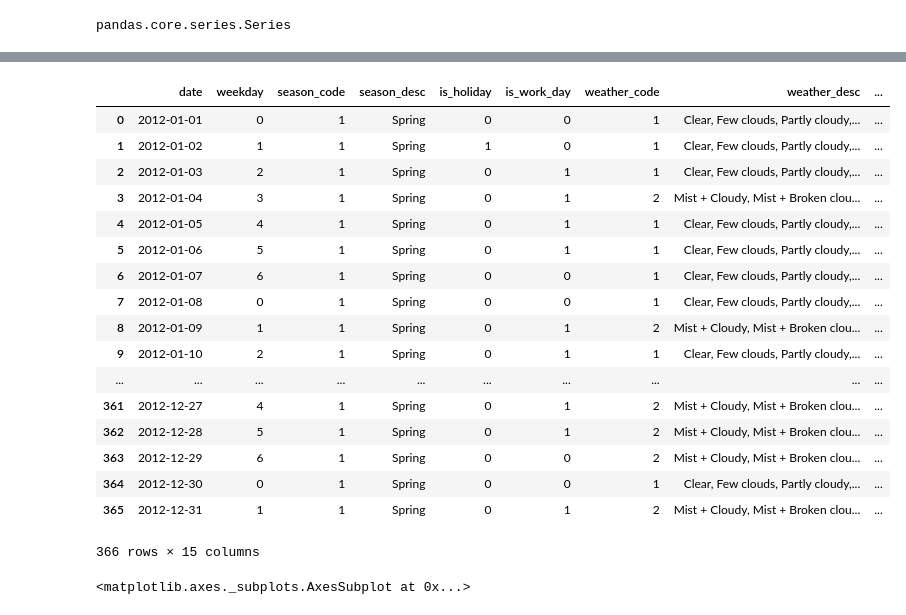
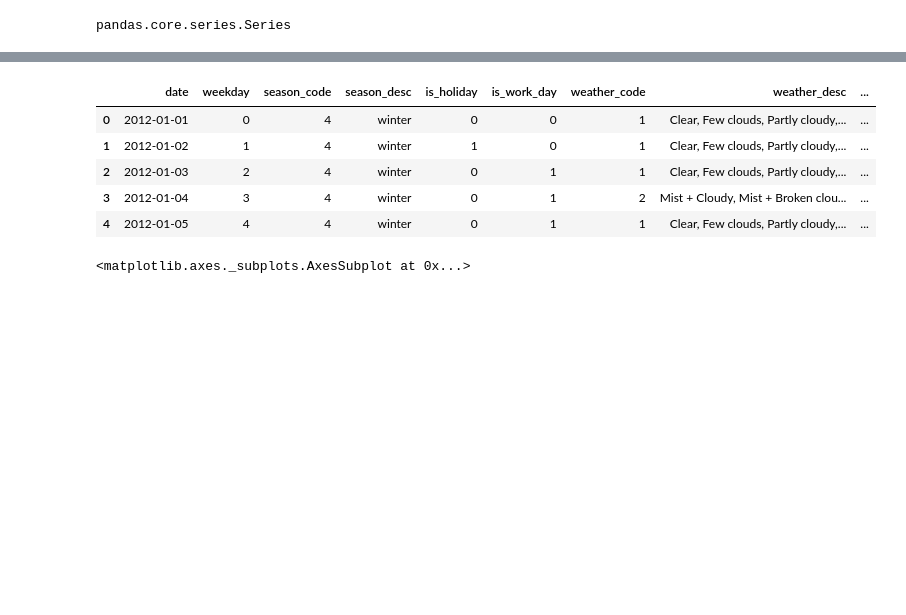
Before and after one commit to tlake/bikeshare, a Jupyter notebook: bikeshare_plots.ipynb, the cells around one changed output, grey strips where cells are left out. Cells and saved outputs as stored; diff of their text form; code cells hidden in the pictures; blank space fills up the shorter version.

Commit message:
pip req's; season fix; #2 in progress

```diff
--- a/bikeshare_plots.ipynb
+++ b/bikeshare_plots.ipynb
@@ -80,29 +47,27 @@ y
 Name: temp, dtype: float64
+# %%
+weather.loc[weather['season_code'] == 1, 'season_desc'] = 'winter'
+weather.loc[weather['season_code'] == 2, 'season_desc'] = 'spring'
+weather.loc[weather['season_code'] == 3, 'season_desc'] = 'summer'
+weather.loc[weather['season_code'] == 4, 'season_desc'] = 'fall'
+# %%
+weather.loc[weather['season_desc'] == 'winter', 'season_code'] = 4
+weather.loc[weather['season_desc'] == 'spring', 'season_code'] = 1
+weather.loc[weather['season_desc'] == 'summer', 'season_code'] = 2
+weather.loc[weather['season_desc'] == 'fall', 'season_code'] = 3
 # %%
 import matplotlib.pyplot as plt
 # %%
 %matplotlib inline
 # %%
-weather
+weather.head()
 # %% [output]
 |  | date | weekday | season_code | season_desc | is_holiday | is_work_day | weather_code | weather_desc | ... |
-| 0 | 2012-01-01 | 0 | 1 | Spring | 0 | 0 | 1 | Clear, Few clouds, Partly cloudy,... | ... |
-| 1 | 2012-01-02 | 1 | 1 | Spring | 1 | 0 | 1 | Clear, Few clouds, Partly cloudy,... | ... |
-| 2 | 2012-01-03 | 2 | 1 | Spring | 0 | 1 | 1 | Clear, Few clouds, Partly cloudy,... | ... |
-| 3 | 2012-01-04 | 3 | 1 | Spring | 0 | 1 | 2 | Mist + Cloudy, Mist + Broken clou... | ... |
-| 4 | 2012-01-05 | 4 | 1 | Spring | 0 | 1 | 1 | Clear, Few clouds, Partly cloudy,... | ... |
-| 5 | 2012-01-06 | 5 | 1 | Spring | 0 | 1 | 1 | Clear, Few clouds, Partly cloudy,... | ... |
-| 6 | 2012-01-07 | 6 | 1 | Spring | 0 | 0 | 1 | Clear, Few clouds, Partly cloudy,... | ... |
-| 7 | 2012-01-08 | 0 | 1 | Spring | 0 | 0 | 1 | Clear, Few clouds, Partly cloudy,... | ... |
-| 8 | 2012-01-09 | 1 | 1 | Spring | 0 | 1 | 2 | Mist + Cloudy, Mist + Broken clou... | ... |
-| 9 | 2012-01-10 | 2 | 1 | Spring | 0 | 1 | 1 | Clear, Few clouds, Partly cloudy,... | ... |
-| ... | ... | ... | ... | ... | ... | ... | ... | ... | ... |
-| 361 | 2012-12-27 | 4 | 1 | Spring | 0 | 1 | 2 | Mist + Cloudy, Mist + Broken clou... | ... |
-| 362 | 2012-12-28 | 5 | 1 | Spring | 0 | 1 | 2 | Mist + Cloudy, Mist + Broken clou... | ... |
-| 363 | 2012-12-29 | 6 | 1 | Spring | 0 | 0 | 2 | Mist + Cloudy, Mist + Broken clou... | ... |
-| 364 | 2012-12-30 | 0 | 1 | Spring | 0 | 0 | 1 | Clear, Few clouds, Partly cloudy,... | ... |
-| 365 | 2012-12-31 | 1 | 1 | Spring | 0 | 1 | 2 | Mist + Cloudy, Mist + Broken clou... | ... |
+| 0 | 2012-01-01 | 0 | 4 | winter | 0 | 0 | 1 | Clear, Few clouds, Partly cloudy,... | ... |
+| 1 | 2012-01-02 | 1 | 4 | winter | 1 | 0 | 1 | Clear, Few clouds, Partly cloudy,... | ... |
+| 2 | 2012-01-03 | 2 | 4 | winter | 0 | 1 | 1 | Clear, Few clouds, Partly cloudy,... | ... |
+| 3 | 2012-01-04 | 3 | 4 | winter | 0 | 1 | 2 | Mist + Cloudy, Mist + Broken clou... | ... |
+| 4 | 2012-01-05 | 4 | 4 | winter | 0 | 1 | 1 | Clear, Few clouds, Partly cloudy,... | ... |
-366 rows × 15 columns
 # %%
 weather.plot(x='date', y='temp')
 # %% [output]
```
Also changed, not shown: parts of 8 cells of this notebook, 1 other file.
